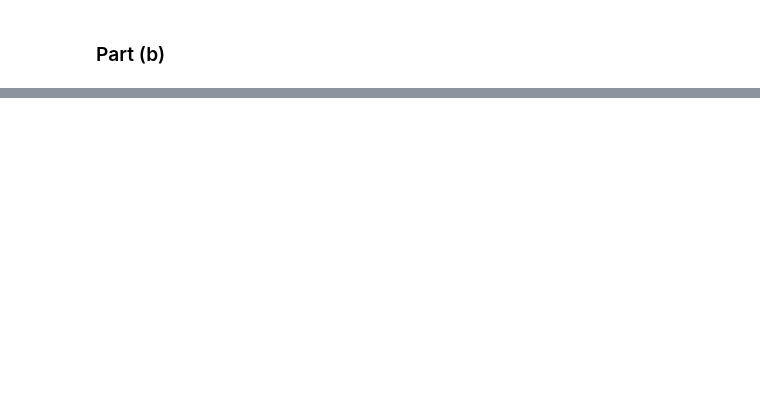
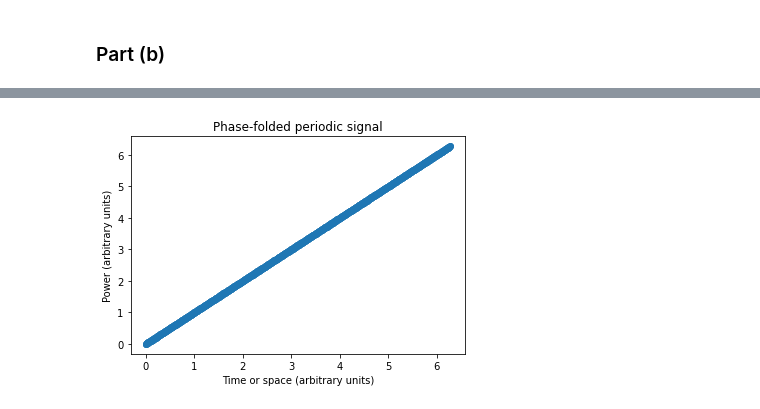
Before and after one commit to jrlivesey/PHYS-434, a Jupyter notebook: HW_4.ipynb, the cells around one changed output, grey strips where cells are left out. Saved outputs shown, nothing was run; the diff lists cells and outputs as text; code cells hidden in the pictures; blank space fills up the shorter version.

```diff
--- a/HW_4.ipynb
+++ b/HW_4.ipynb
@@ -106,0 +113,24 @@ ax.scatter(xx, periodic_signal(xx));
+# %%
+def phase_fold(xx):
+    folded = []
+    for x in xx:
+        n = 0
+        while True:
+            if (x - 2*n*np.pi) > 2*np.pi:
+                n += 1
+            else:
+                break
+        x -= 2*n*np.pi
+        folded.append(x)
+    return folded
+# %%
+folded = phase_fold(xx)
+signal = periodic_signal(xx)
+# %%
+fig, ax = plt.subplots(1, 1)
+ax.scatter(folded, signal)
+ax.set_title('Phase-folded periodic signal')
+ax.set_xlabel('Time or space (arbitrary units)')
+ax.set_ylabel('Power (arbitrary units)');
+# %% [output]
+[figure, added]
```
Also changed, not shown: parts of 12 cells of this notebook.
